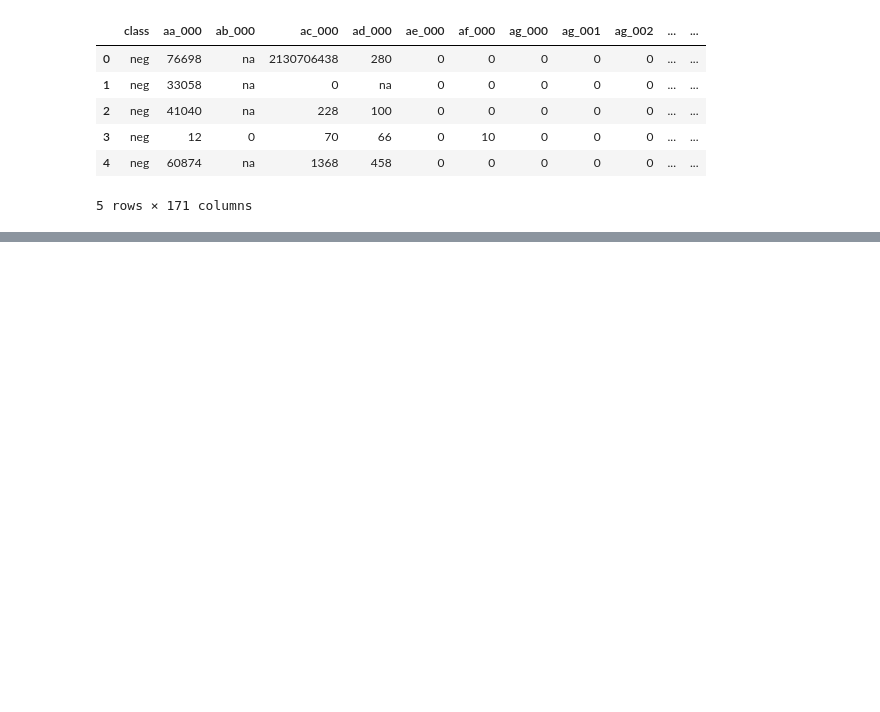
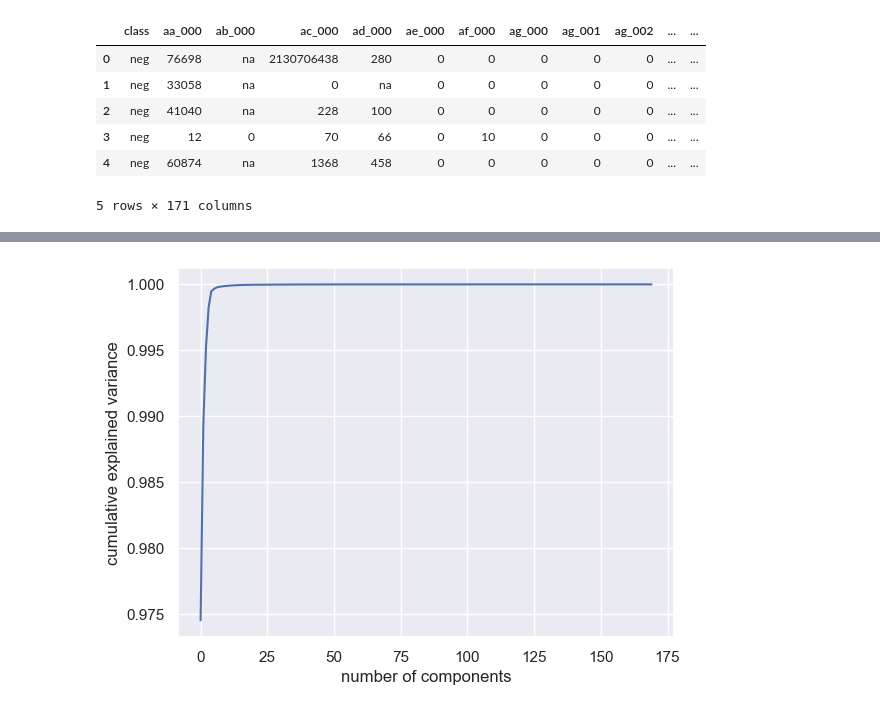
Before and after one commit to SamuelhBueno/DP_CA, a Jupyter notebook: DP_CA.ipynb, the cells around one changed output, grey strips where cells are left out. Drawn from its saved outputs; the diff is of its cells as text; code cells hidden in the pictures; blank space fills up the shorter version.

```diff
--- a/DP_CA.ipynb
+++ b/DP_CA.ipynb
@@ -74,4 +74,4 @@ aps_failure.head()
 | 4 | neg | 60874 | na | 1368 | 458 | 0 | 0 | 0 | 0 | 0 | ... | ... |
 5 rows × 171 columns
 # %%
-aps_failure = aps_failure.replace('na', 0 )
+mean = aps_failure[aps_failure !='na'].mean()
@@ -78,3 +80,5 @@ aps_failure = aps_failure.replace('na', 0 )
+# %%
+aps_failure = aps_failure.replace('na', mean)
 # %%
 aps_failure.head()
 # %% [output]
@@ -104,3 +103,0 @@ from sklearn.preprocessing import StandardScaler
-# %%
-scaler=StandardScaler()
-scaler.fit(aps_no_label)
@@ -132,0 +124,7 @@ from sklearn.decomposition import PCA
+# %%
+pca = PCA().fit(aps_no_label)
+plt.plot(np.cumsum(pca.explained_variance_ratio_))
+plt.xlabel('number of components')
+plt.ylabel('cumulative explained variance');
+# %% [output]
+[figure, added]
```
Also changed, not shown: parts of 13 cells of this notebook.
